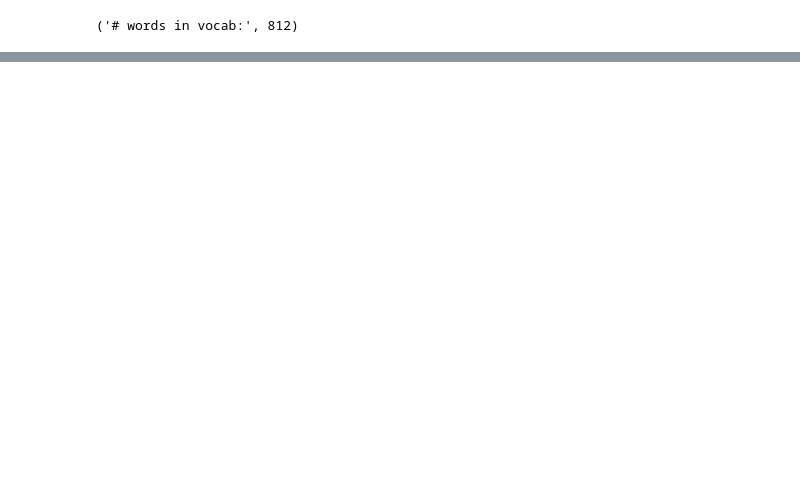
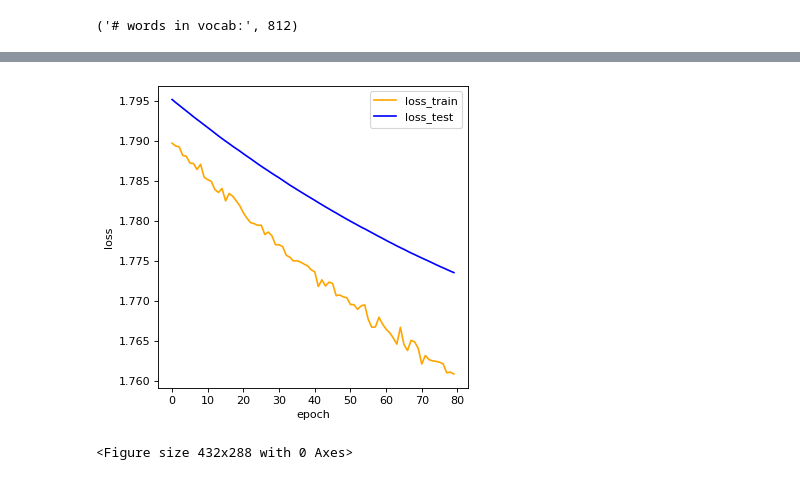
Before and after one commit to GoddessWoods/flip0103, a Jupyter notebook: code/lstm.ipynb, the cells around one changed output, grey strips where cells are left out. Saved outputs shown, nothing was run; the diff lists cells and outputs as text; code cells hidden in the pictures; blank space fills up the shorter version.

```diff
--- a/code/lstm.ipynb
+++ b/code/lstm.ipynb
@@ -156,14 +156,14 @@ class SentimentNet(nn.Module):
         outputs = self.decoder(encoding)
         return outputs
 # %%
-num_epochs = 15
+num_epochs = 80
 embed_size = 300
 num_hiddens = 100
 num_layers = 2
 bidirectional = True
 batch_size = 64
 labels = 6
-lr = 0.005
+lr = 0.001
 #device = torch.device('cuda:0')
 device = torch.device('cuda' if torch.cuda.is_available() else 'cpu')
 use_gpu = True
@@ -197,6 +199,8 @@ net.embedding.weight.requires_grad = False # 直接加载预训练好的, 所以
 result = []
 loss_all = []
 acc_all = []
+loss_test = []
+acc_test = []
 for epoch in range(num_epochs):
     start = time.time()
     train_loss, test_losses = 0, 0
@@ -231,6 +235,8 @@ for epoch in range(num_epochs):
     runtime = end - start
     loss_all.append(train_loss / n)
     acc_all.append(train_acc / n)
+    loss_test.append(test_losses.data / m)
+    acc_test.append(test_acc / m)
     print('epoch: %d, train loss: %.4f, train acc: %.2f, test loss: %.4f, test acc: %.2f, time: %.2f' %
           (epoch, train_loss / n, train_acc / n, test_losses.data / m, test_acc / m, runtime))
 # %% [output]
@@ -251,0 +260,24 @@ epoch: 14, train loss: 1.5463, train acc: 0.36, test loss: 1.6892, test acc: 0.3
+# %%
+import matplotlib.pyplot as plt
+import numpy as np
+
+x =[i for i in range(80)]
+
+plt.figure(figsize=(5,5),dpi=80)
+
+plt.plot(x,loss_all,label="loss_train",color="orange")
+plt.plot(x,loss_test,label="loss_test",color="blue")
+
+#设置x轴刻度
+plt.xlabel('epoch') #X轴标签
+plt.ylabel("loss") #Y轴标签
+# plt.yticks(range(0,9)
+plt.legend()
+
+#plt.legend(handles=[A,B],labels=["train","test"])
+
+plt.show()
+plt.savefig("LSTM_loss.png", dpi=600)
+# %% [output]
+[figure, added]
+<Figure size 432x288 with 0 Axes>
```
Also changed, not shown: parts of 4 cells of this notebook, 4 other files.
